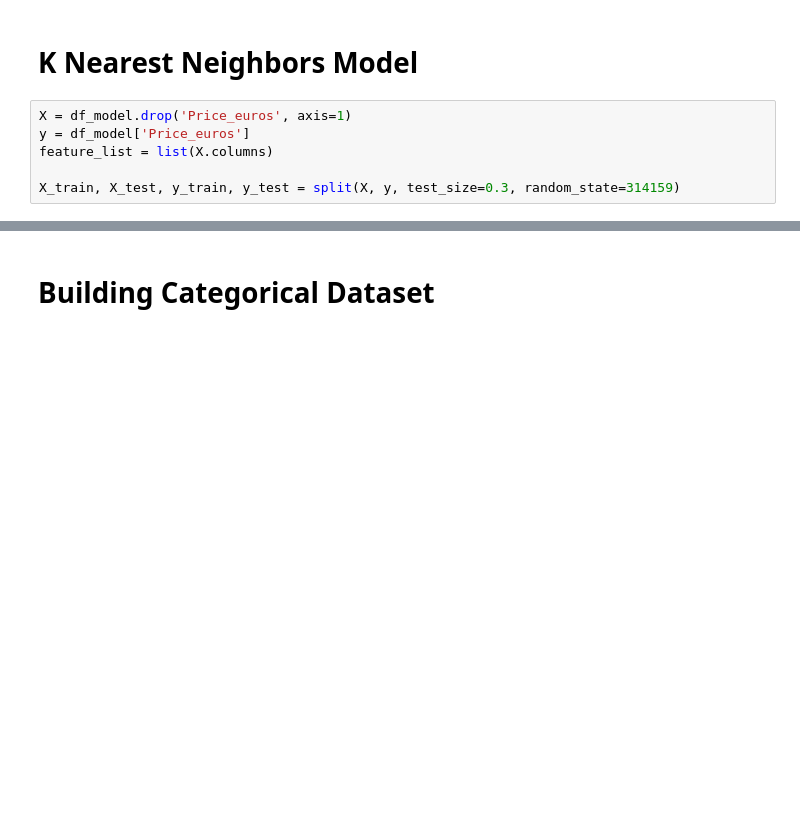
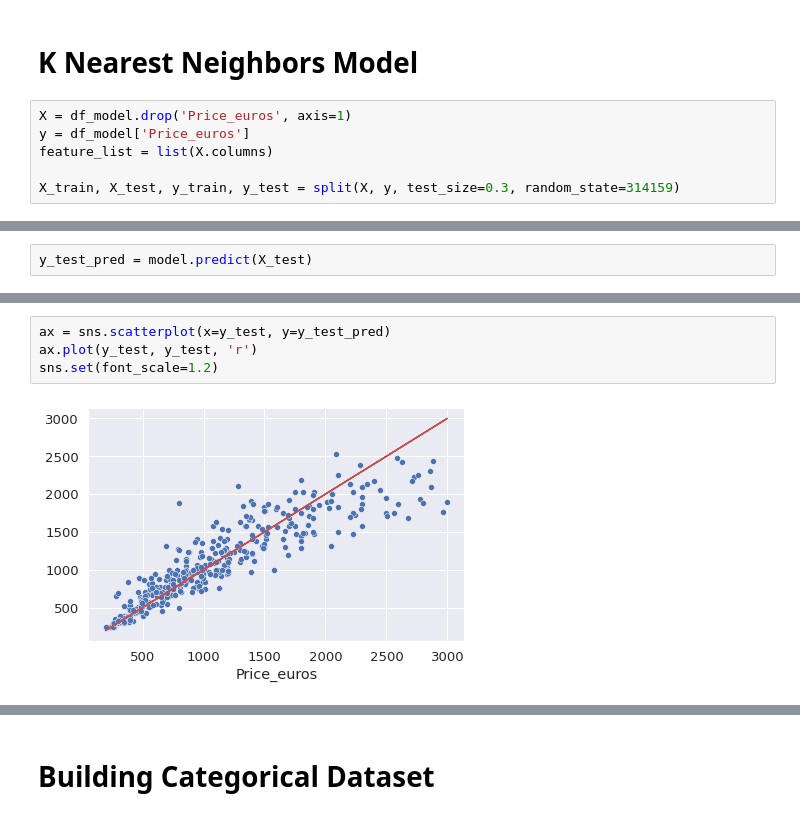
Before and after one commit to DanielKorenDataScience/RegressionProject, a Jupyter notebook: Regression Project.ipynb, the cells around one changed output, grey strips where cells are left out. Drawn from its saved outputs; the diff is of its cells as text; blank space fills up the shorter version.

```diff
--- a/Regression Project.ipynb
+++ b/Regression Project.ipynb
@@ -503,0 +527,2 @@ model.fit(X, y)
+# %%
+y_test_pred = model.predict(X_test)
@@ -503,0 +560,6 @@ model.fit(X, y)
+# %%
+ax = sns.scatterplot(x=y_test, y=y_test_pred)
+ax.plot(y_test, y_test, 'r')
+sns.set(font_scale=1.2)
+# %% [output]
+[figure, added]
```
Also changed, not shown: parts of 12 cells of this notebook.
